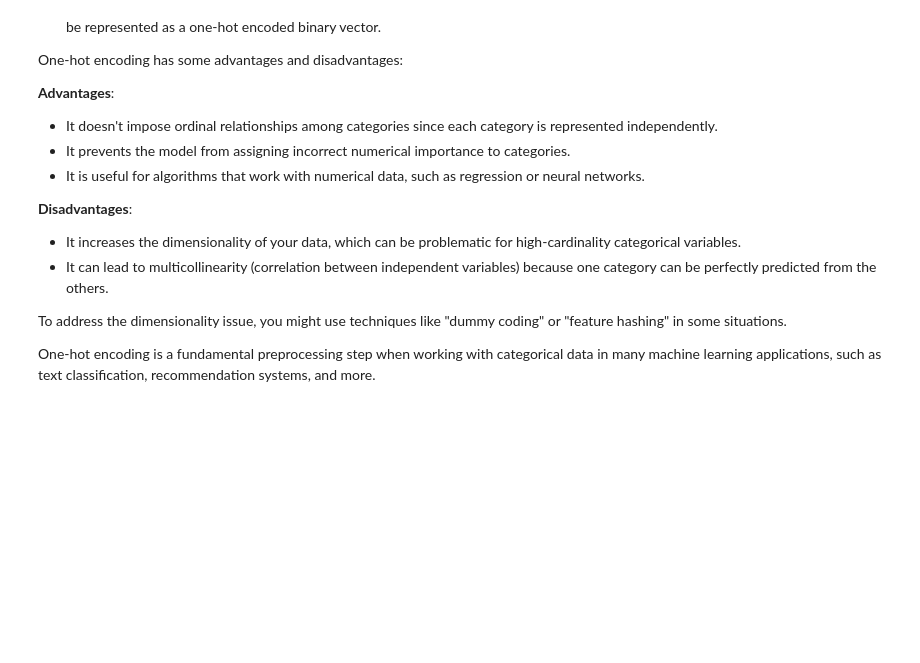
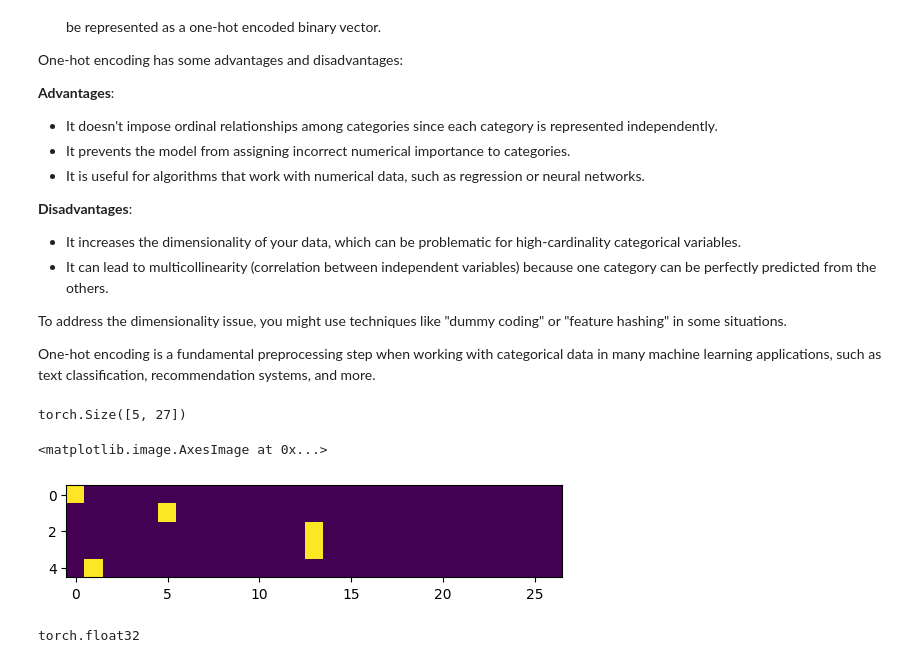
Before and after one commit to light-magician/ml-daily, a Jupyter notebook: code/slm_bigrams.ipynb, the cells around one changed output. Cells and saved outputs as stored; diff of their text form; code cells hidden in the pictures; blank space fills up the shorter version.

```diff
--- a/code/slm_bigrams.ipynb
+++ b/code/slm_bigrams.ipynb
@@ -302,4 +302,17 @@ One-hot encoding is a fundamental preprocessing step when working with categoric
 # %%
 import torch.nn.functional as F
 # one category for every valid letter and . means 27
-x_encoded = F.one_hot(xs, num_classes=27)
+# want a float to use for a neural network
+x_encoded = F.one_hot(xs, num_classes=27).float()
+x_encoded.shape
+# %% [output]
+torch.Size([5, 27])
+# %%
+plt.imshow(x_encoded) # shows which bits are turned on
+# %% [output]
+<matplotlib.image.AxesImage at 0x...>
+[figure, added]
+# %%
+x_encoded.dtype
+# %% [output]
+torch.float32
```
Also changed, not shown: parts of 13 cells of this notebook, 1 other file.
